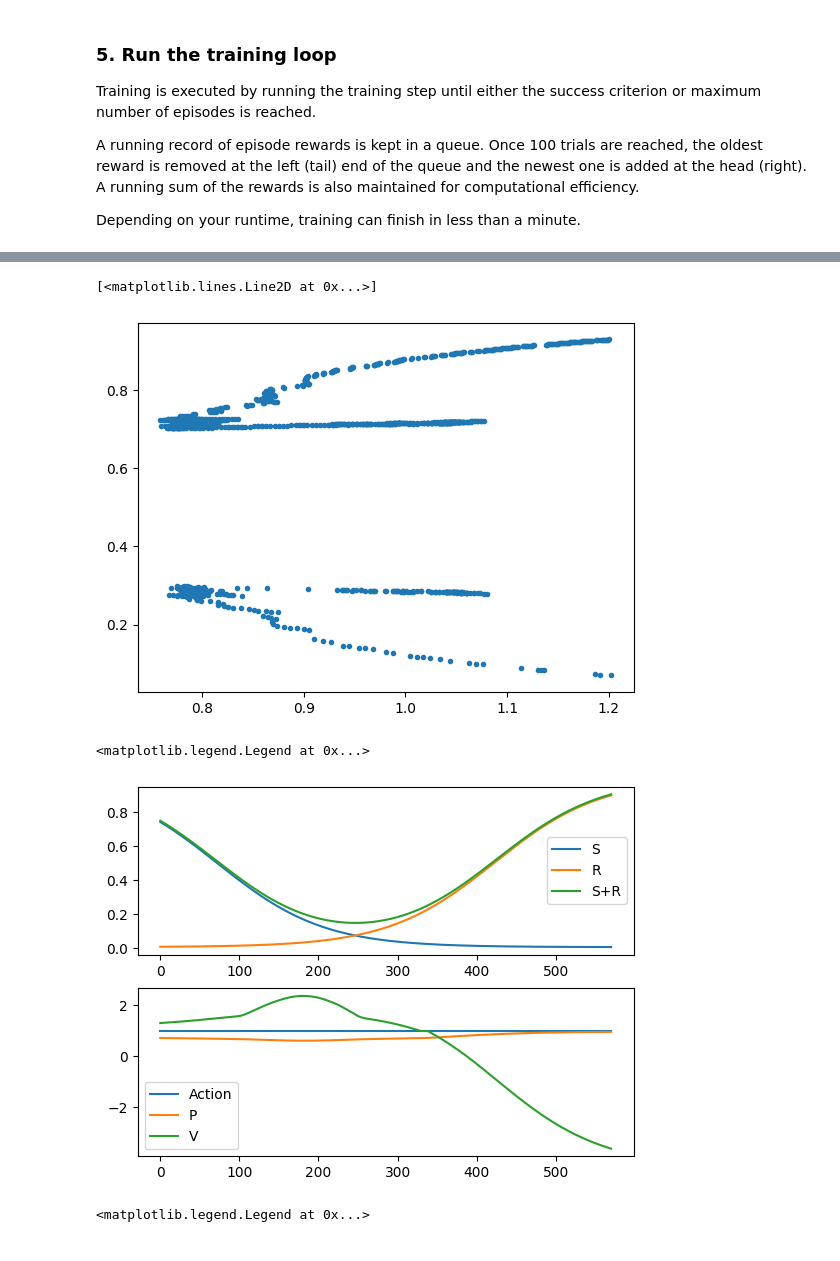
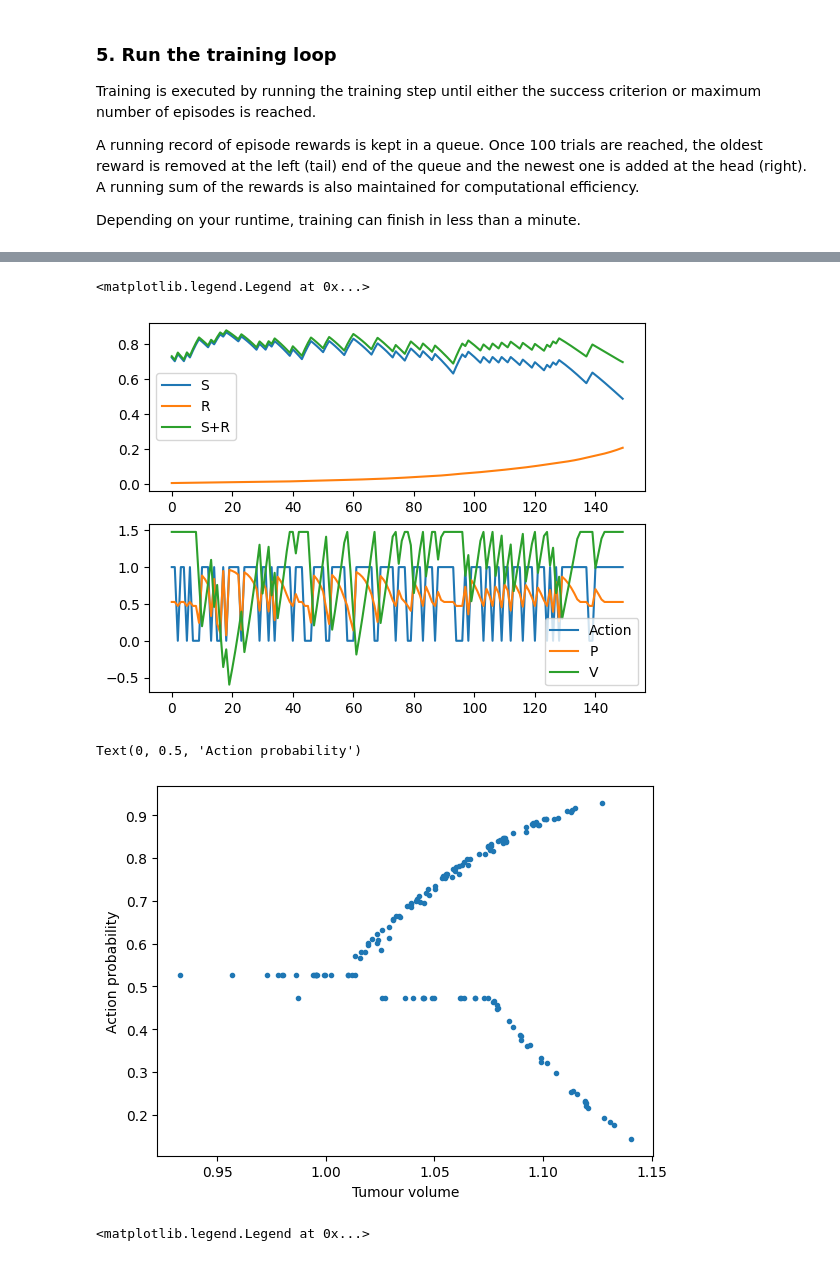
Before and after one commit to Harbour-N/CMMB_Journal_club, a Jupyter notebook: Gallagher_2024/actor_critic.ipynb, the cells around one changed output, grey strips where cells are left out. Cells and saved outputs as stored; diff of their text form; code cells hidden in the pictures.

```diff
--- a/Gallagher_2024/actor_critic.ipynb
+++ b/Gallagher_2024/actor_critic.ipynb
@@ -541,5 +524,4 @@ ax2.legend()
 # %%
 plt.plot((states[:,0]+states[:,1])/0.75,action_probs,'.')
+plt.xlabel('Tumour volume')
+plt.ylabel('Action probability')
-# %% [output]
-[<matplotlib.lines.Line2D at 0x...>]
-[figure, removed]
@@ -549,4 +528,7 @@ states, action_probs, values, rewards, actions = run_episode_cts(initial_state,
 # %%
+initial_state, info = env.reset()
+states, action_probs, values, rewards, actions = run_episode(initial_state, model, max_steps_per_episode)
+
 fig1, (ax1,ax2) = plt.subplots(nrows=2, ncols=1)
 ax1.plot(states[:,0],label='S')
 ax1.plot(states[:,1],label='R')
@@ -558,7 +540,14 @@ ax1.legend()
 ax2.legend()
 # %% [output]
 <matplotlib.legend.Legend at 0x...>
-[figure, old version]
+[figure, new version]
+# %%
+plt.plot((states[:,0]+states[:,1])/0.75,action_probs,'.')
+plt.xlabel('Tumour volume')
+plt.ylabel('Action probability')
+# %% [output]
+Text(0, 0.5, 'Action probability')
+[figure, added]
 # %%
 seed = 145
 tf.random.set_seed(seed)
```
Also changed, not shown: parts of 14 cells of this notebook, 1 other file.
